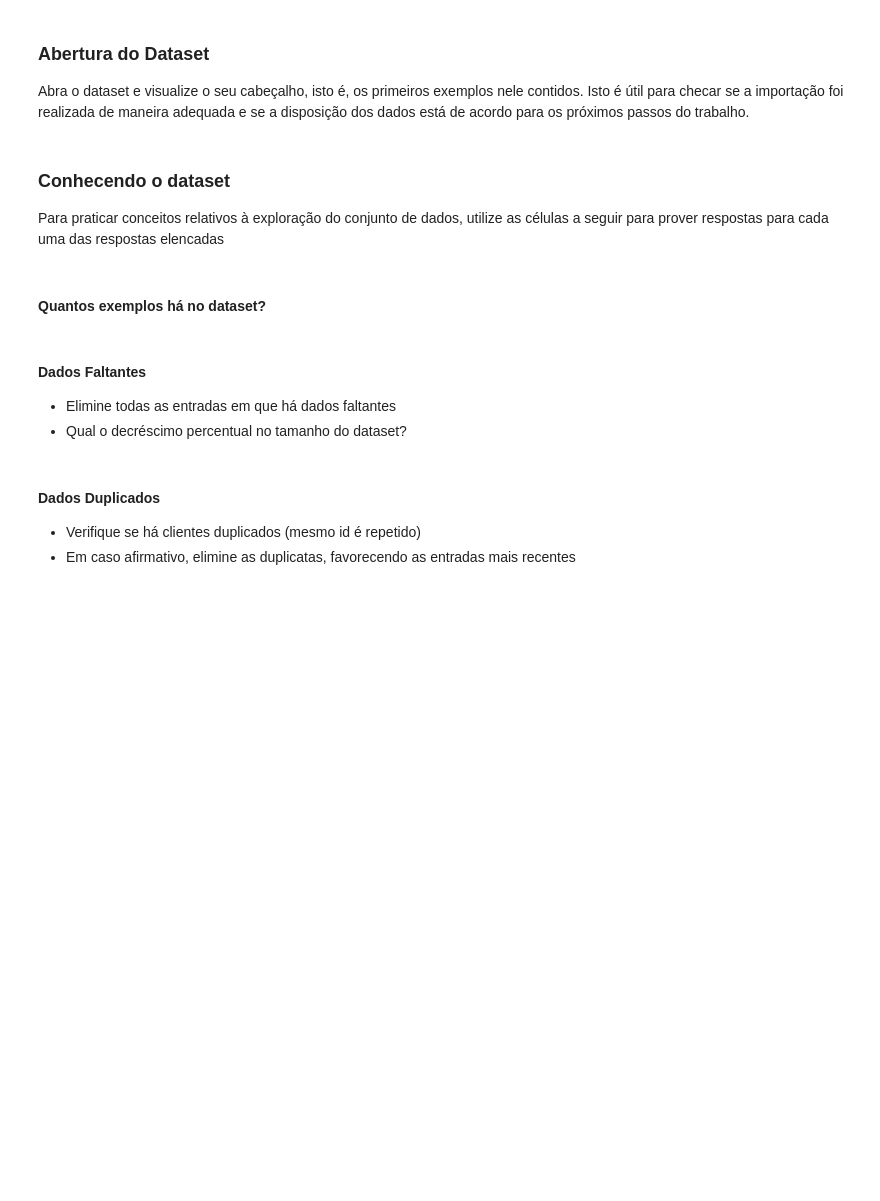
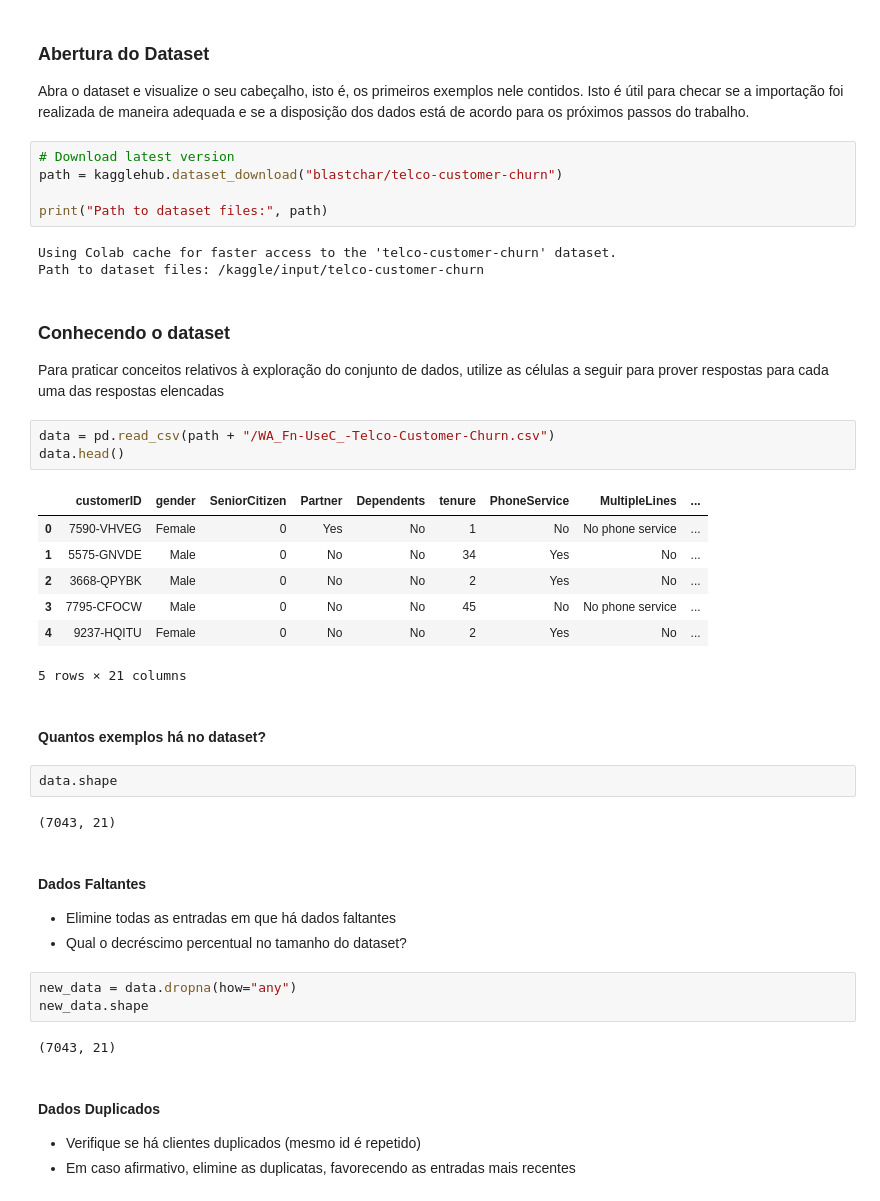
Before and after one commit to samirasousza/RNA-2025.2-PP1.2, a Jupyter notebook: RNA_2025_2_PP1_2.ipynb, the cells around one changed output. Drawn from its saved outputs; the diff is of its cells as text; blank space fills up the shorter version.

Commit message:
manipulando o dataset

```diff
--- a/RNA_2025_2_PP1_2.ipynb
+++ b/RNA_2025_2_PP1_2.ipynb
@@ -39,17 +42,45 @@ A cada biblioteca nova acrescida, é necessário executar a célula para atualiz
 # %% [markdown]
 ### Abertura do Dataset
 Abra o dataset e visualize o seu cabeçalho, isto é, os primeiros exemplos nele contidos. Isto é útil para checar se a importação foi realizada de maneira adequada e se a disposição dos dados está de acordo para os próximos passos do trabalho.
+# %%
+# Download latest version
+path = kagglehub.dataset_download("blastchar/telco-customer-churn")
+
+print("Path to dataset files:", path)
+# %% [output]
+Using Colab cache for faster access to the 'telco-customer-churn' dataset.
+Path to dataset files: /kaggle/input/telco-customer-churn
 # %% [markdown]
 ### Conhecendo o dataset
 
 Para praticar conceitos relativos à exploração do conjunto de dados, utilize as células a seguir para prover respostas para cada uma das respostas elencadas
+# %%
+data = pd.read_csv(path + "/WA_Fn-UseC_-Telco-Customer-Churn.csv")
+data.head()
+# %% [output]
+|  | customerID | gender | SeniorCitizen | Partner | Dependents | tenure | PhoneService | MultipleLines | ... |
+| 0 | 7590-VHVEG | Female | 0 | Yes | No | 1 | No | No phone service | ... |
+| 1 | 5575-GNVDE | Male | 0 | No | No | 34 | Yes | No | ... |
+| 2 | 3668-QPYBK | Male | 0 | No | No | 2 | Yes | No | ... |
+| 3 | 7795-CFOCW | Male | 0 | No | No | 45 | No | No phone service | ... |
+| 4 | 9237-HQITU | Female | 0 | No | No | 2 | Yes | No | ... |
+5 rows × 21 columns
 # %% [markdown]
 #### Quantos exemplos há no dataset?
+# %%
+data.shape
+# %% [output]
+(7043, 21)
 # %% [markdown]
 #### Dados Faltantes
 
 - Elimine todas as entradas em que há dados faltantes
 - Qual o decréscimo percentual no tamanho do dataset?
+# %%
+new_data = data.dropna(how="any")
+new_data.shape
+# %% [output]
+(7043, 21)
 # %% [markdown]
 #### Dados Duplicados
 
```
Also changed, not shown: parts of 2 cells of this notebook.
